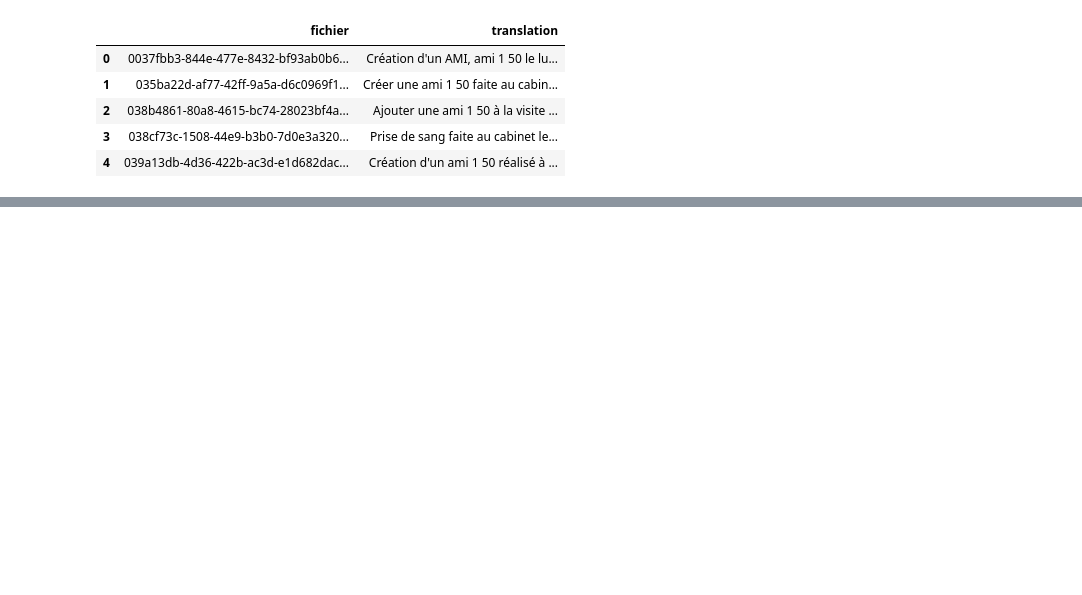
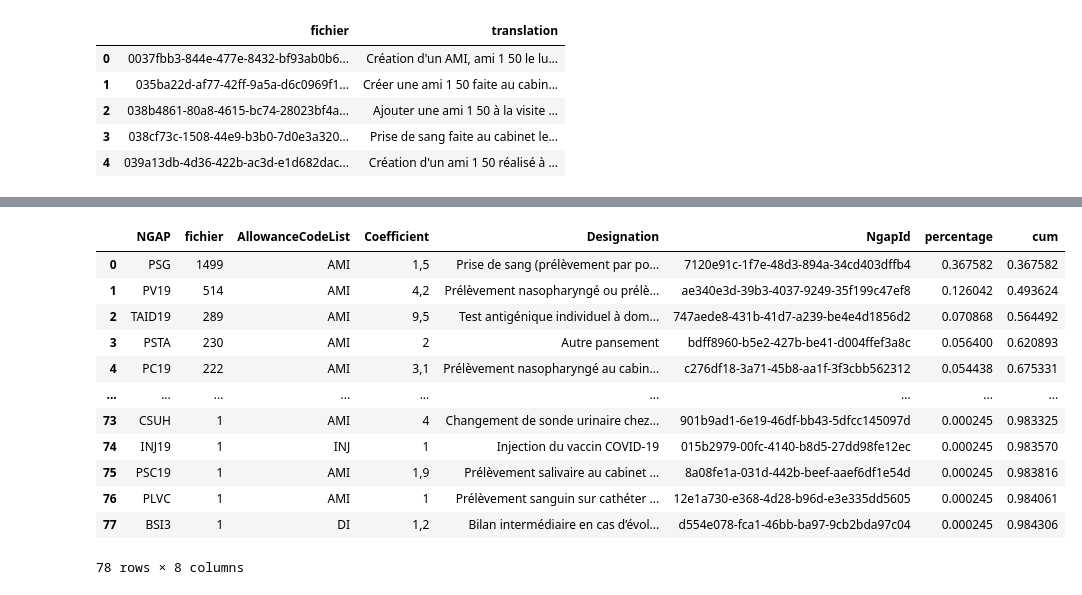
Before and after one commit to GeoffroyGit/ephesus, a Jupyter notebook: notebooks/Treatments_exploration.ipynb, the cells around one changed output, grey strips where cells are left out. Saved outputs shown, nothing was run; the diff lists cells and outputs as text; code cells hidden in the pictures; blank space fills up the shorter version.

```diff
--- a/notebooks/Treatments_exploration.ipynb
+++ b/notebooks/Treatments_exploration.ipynb
@@ -63,0 +126,19 @@ df
+# %%
+test = df.copy()
+test.sort_values("percentage", ascending=False, inplace=True)
+test['cum'] = test["percentage"].cumsum()
+test
+# %% [output]
+|  | NGAP | fichier | AllowanceCodeList | Coefficient | Designation | NgapId | percentage | cum |
+| 0 | PSG | 1499 | AMI | 1,5 | Prise de sang (prélèvement par po... | 7120e91c-1f7e-48d3-894a-34cd403dffb4 | 0.367582 | 0.367582 |
+| 1 | PV19 | 514 | AMI | 4,2 | Prélèvement nasopharyngé ou prélè... | ae340e3d-39b3-4037-9249-35f199c47ef8 | 0.126042 | 0.493624 |
+| 2 | TAID19 | 289 | AMI | 9,5 | Test antigénique individuel à dom... | 747aede8-431b-41d7-a239-be4e4d1856d2 | 0.070868 | 0.564492 |
+| 3 | PSTA | 230 | AMI | 2 | Autre pansement | bdff8960-b5e2-427b-be41-d004ffef3a8c | 0.056400 | 0.620893 |
+| 4 | PC19 | 222 | AMI | 3,1 | Prélèvement nasopharyngé au cabin... | c276df18-3a71-45b8-aa1f-3f3cbb562312 | 0.054438 | 0.675331 |
+| ... | ... | ... | ... | ... | ... | ... | ... | ... |
+| 73 | CSUH | 1 | AMI | 4 | Changement de sonde urinaire chez... | 901b9ad1-6e19-46df-bb43-5dfcc145097d | 0.000245 | 0.983325 |
+| 74 | INJ19 | 1 | INJ | 1 | Injection du vaccin COVID-19 | 015b2979-00fc-4140-b8d5-27dd98fe12ec | 0.000245 | 0.983570 |
+| 75 | PSC19 | 1 | AMI | 1,9 | Prélèvement salivaire au cabinet ... | 8a08fe1a-031d-442b-beef-aaef6df1e54d | 0.000245 | 0.983816 |
+| 76 | PLVC | 1 | AMI | 1 | Prélèvement sanguin sur cathéter ... | 12e1a730-e368-4d28-b96d-e3e335dd5605 | 0.000245 | 0.984061 |
+| 77 | BSI3 | 1 | DI | 1,2 | Bilan intermédiaire en cas d’évol... | d554e078-fca1-46bb-ba97-9cb2bda97c04 | 0.000245 | 0.984306 |
+78 rows × 8 columns
```
Also changed, not shown: parts of 39 cells of this notebook.
